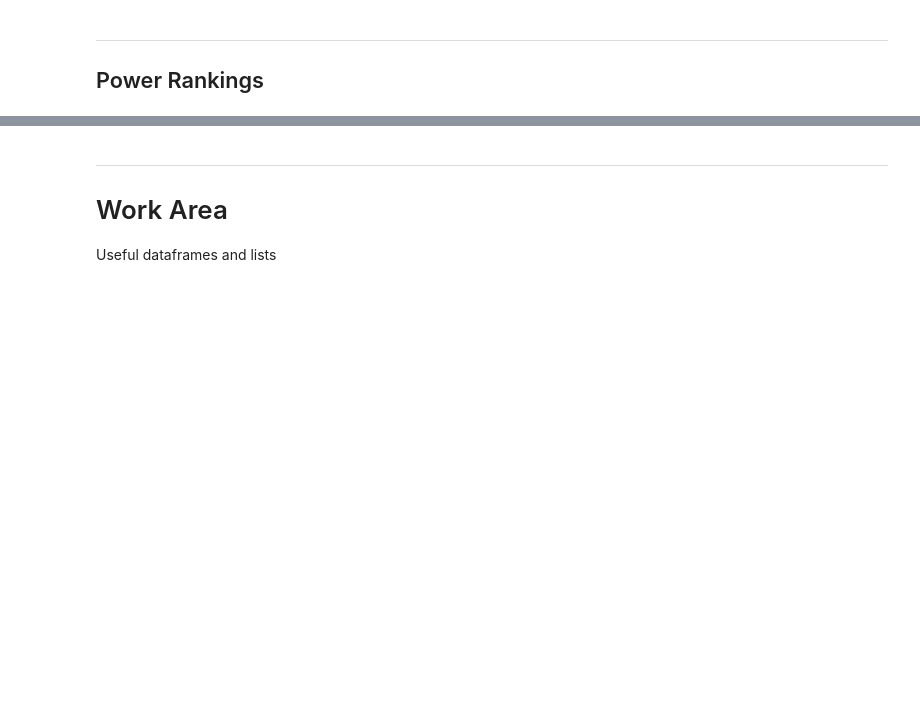
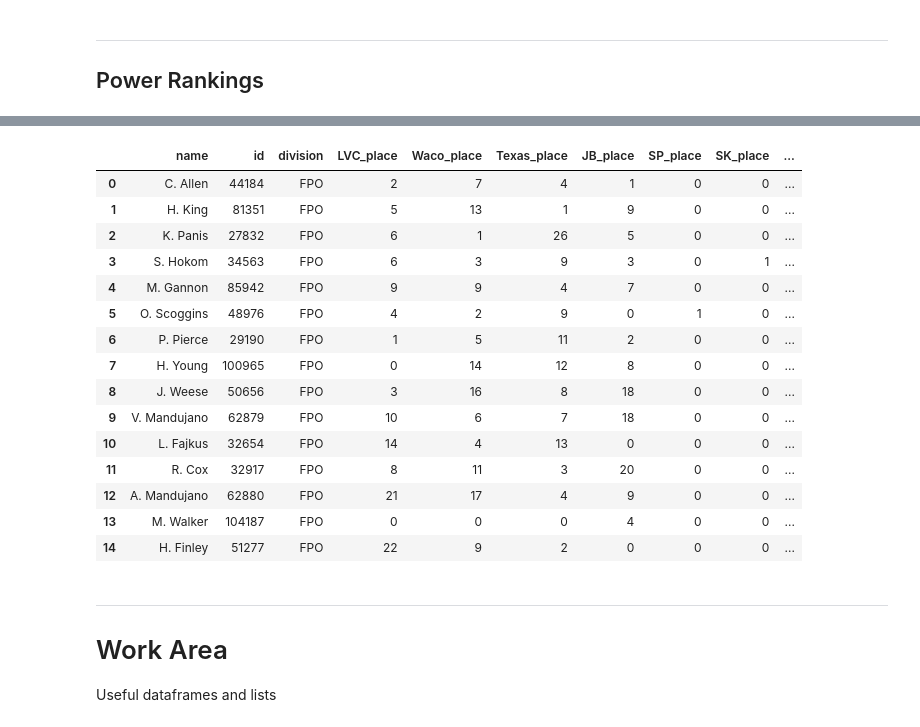
Before and after one commit to jaredcahners/Disc-Golf-Stats, a Jupyter notebook: PDGA Dataset.ipynb, the cells around one changed output, grey strips where cells are left out. Cells and saved outputs as stored; diff of their text form; code cells hidden in the pictures; blank space fills up the shorter version.

```diff
--- a/PDGA Dataset.ipynb
+++ b/PDGA Dataset.ipynb
@@ -6683,3 +7984,24 @@ dfi.export(MPO_PR_exp, 'Top_15_PR_MPO_0505.png', max_cols = -1)
+# %%
+power_rankings_FPO_df = sqlit("SELECT * FROM power_rankings_df WHERE division = 'FPO' ORDER BY total_points DESC")
+pd.set_option('display.max_columns', 150)
+power_rankings_FPO_df.head(15)
+# %% [output]
+|  | name | id | division | LVC_place | Waco_place | Texas_place | JB_place | SP_place | SK_place | ... |
+| 0 | C. Allen | 44184 | FPO | 2 | 7 | 4 | 1 | 0 | 0 | ... |
+| 1 | H. King | 81351 | FPO | 5 | 13 | 1 | 9 | 0 | 0 | ... |
+| 2 | K. Panis | 27832 | FPO | 6 | 1 | 26 | 5 | 0 | 0 | ... |
+| 3 | S. Hokom | 34563 | FPO | 6 | 3 | 9 | 3 | 0 | 1 | ... |
+| 4 | M. Gannon | 85942 | FPO | 9 | 9 | 4 | 7 | 0 | 0 | ... |
+| 5 | O. Scoggins | 48976 | FPO | 4 | 2 | 9 | 0 | 1 | 0 | ... |
+| 6 | P. Pierce | 29190 | FPO | 1 | 5 | 11 | 2 | 0 | 0 | ... |
+| 7 | H. Young | 100965 | FPO | 0 | 14 | 12 | 8 | 0 | 0 | ... |
+| 8 | J. Weese | 50656 | FPO | 3 | 16 | 8 | 18 | 0 | 0 | ... |
+| 9 | V. Mandujano | 62879 | FPO | 10 | 6 | 7 | 18 | 0 | 0 | ... |
+| 10 | L. Fajkus | 32654 | FPO | 14 | 4 | 13 | 0 | 0 | 0 | ... |
+| 11 | R. Cox | 32917 | FPO | 8 | 11 | 3 | 20 | 0 | 0 | ... |
+| 12 | A. Mandujano | 62880 | FPO | 21 | 17 | 4 | 9 | 0 | 0 | ... |
+| 13 | M. Walker | 104187 | FPO | 0 | 0 | 0 | 4 | 0 | 0 | ... |
+| 14 | H. Finley | 51277 | FPO | 22 | 9 | 2 | 0 | 0 | 0 | ... |
 # %% [markdown]
 ---
 # Work Area
```
Also changed, not shown: parts of 133 cells of this notebook.
